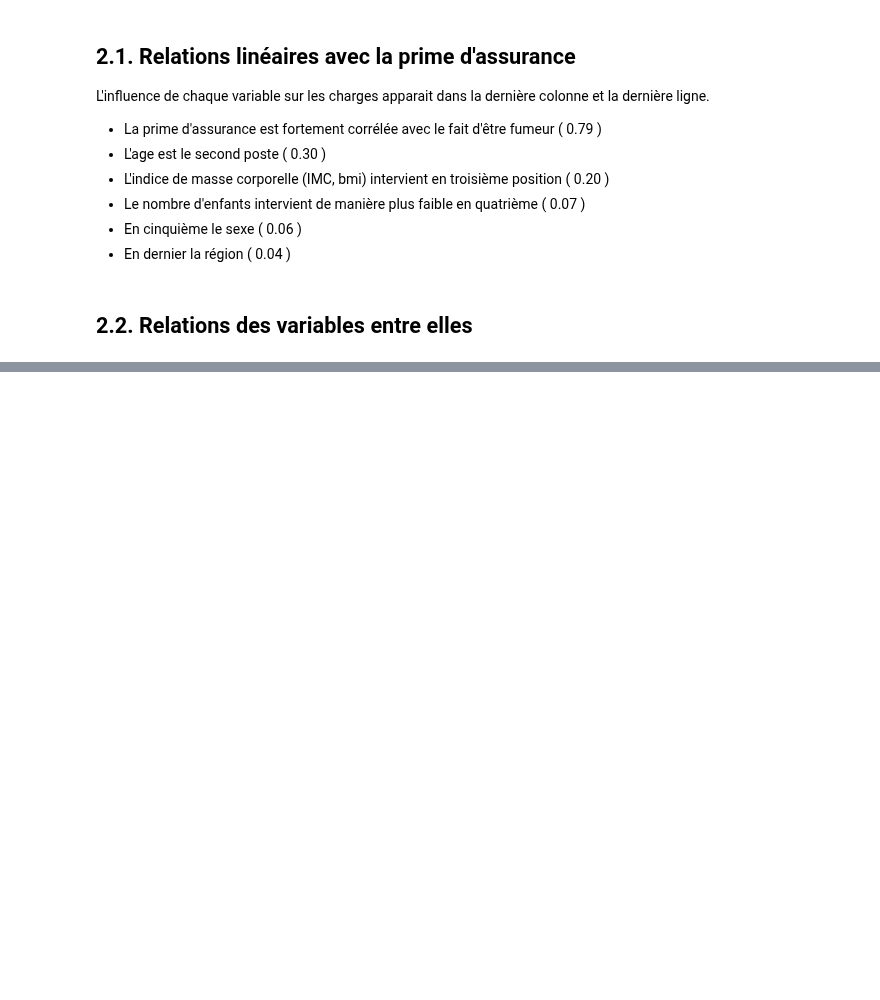
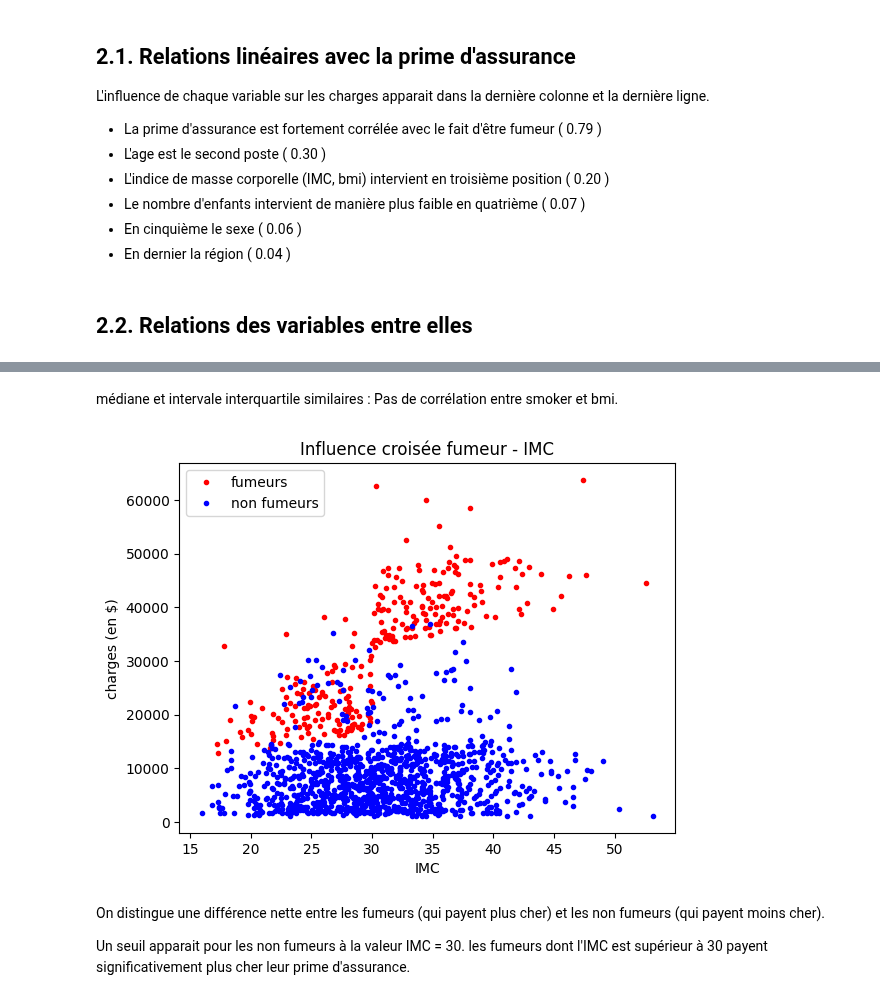
Before and after one commit to NicoCasso/Assur_aimant, a Jupyter notebook: analyse.ipynb, the cells around one changed output, grey strips where cells are left out. Drawn from its saved outputs; the diff is of its cells as text; code cells hidden in the pictures; blank space fills up the shorter version.

```diff
--- a/analyse.ipynb
+++ b/analyse.ipynb
@@ -208,0 +228,21 @@ Un seul croisement n'a pas été traité : region
+# %% [markdown]
+médiane et intervale interquartile similaires : Pas de corrélation entre smoker et bmi.
+# %%
+# Lien avec les charges :
+data_S = np.array(df[df["smoker"]=="yes"])
+data_N = np.array(df[df["smoker"]=="no"])
+
+plt.xlabel("IMC") # index = 2
+plt.ylabel("charges (en $)") # index = 6
+plt.plot(data_S[:, 2], data_S[:, 6], "r.", label="fumeurs") # charges = f ( bmi )
+plt.plot(data_N[:, 2], data_N[:,6], "b.",  label="non fumeurs") # charges = f ( bmi )
+plt.title("Influence croisée fumeur - IMC")
+plt.legend()
+plt.show()
+# %% [output]
+[figure, added]
+# %% [markdown]
+On distingue une différence nette entre les fumeurs (qui payent plus cher)  et les non fumeurs (qui payent moins cher).
+
+Un seuil apparait pour les non fumeurs à la valeur IMC = 30.
+les fumeurs dont l'IMC est supérieur à 30 payent significativement plus cher leur prime d'assurance.
```
Also changed, not shown: parts of 16 cells of this notebook.
